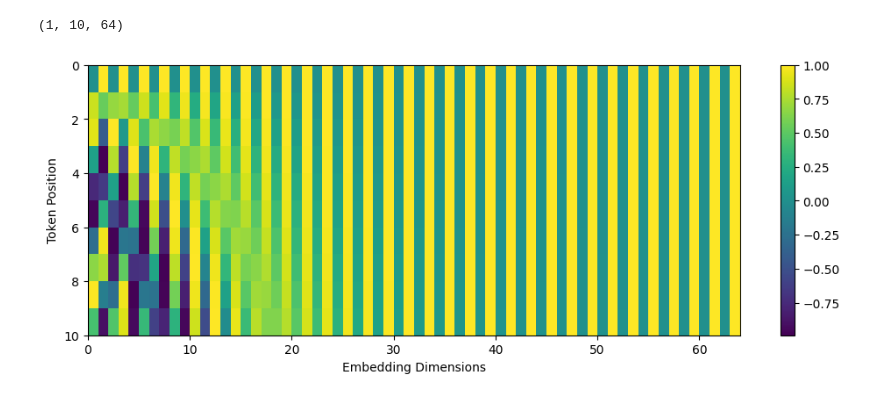
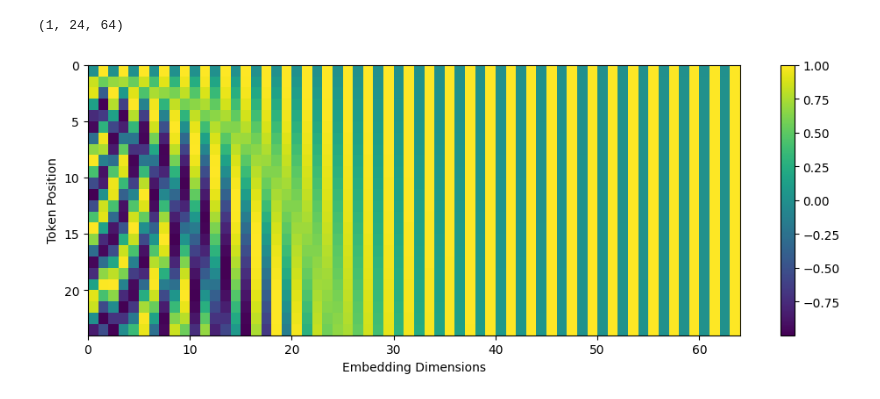
Before and after one commit to willnode/skripsi_medaeng, a Jupyter notebook: 6. Transformer/transformer_positional_encoding_graph.ipynb, the cells around one changed output. Saved outputs shown, nothing was run; the diff lists cells and outputs as text; code cells hidden in the pictures.

```diff
--- a/6. Transformer/transformer_positional_encoding_graph.ipynb
+++ b/6. Transformer/transformer_positional_encoding_graph.ipynb
@@ -25,20 +24,20 @@ def positional_encoding(position, d_model):
 
   return pos_encoding
 # %%
-tokens = 10
+tokens = 24
 dimensions = 64
 
 pos_encoding = positional_encoding(tokens, dimensions)
 print (pos_encoding.shape)
 
 plt.figure(figsize=(12,4))
 plt.pcolormesh(pos_encoding[0], cmap='viridis')
 plt.xlabel('Embedding Dimensions')
 plt.xlim((0, dimensions))
 plt.ylim((tokens,0))
 plt.ylabel('Token Position')
 plt.colorbar()
 plt.show()
 # %% [output]
-(1, 10, 64)
+(1, 24, 64)
-[figure, old version]
+[figure, new version]
```
Also changed, not shown: parts of 1 cell of this notebook, 8 other files.
